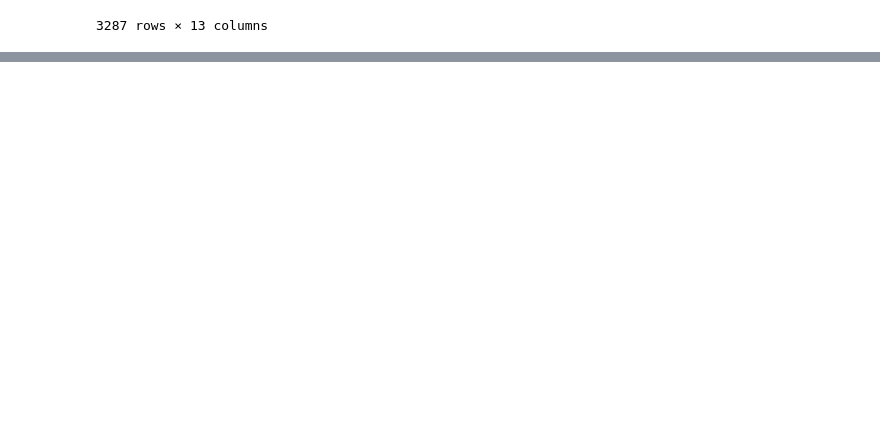
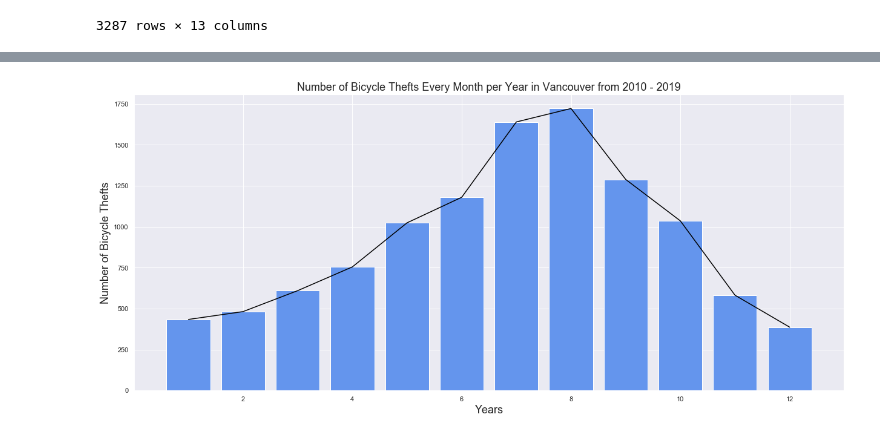
Before and after one commit to WanatabeShin/cmpt-353-final-project, a Jupyter notebook: trend.ipynb, the cells around one changed output, grey strips where cells are left out. Cells and saved outputs as stored; diff of their text form; code cells hidden in the pictures; blank space fills up the shorter version.

```diff
--- a/trend.ipynb
+++ b/trend.ipynb
@@ -288 +324,16 @@ data['DATETIME'] =  pd.to_datetime(data['DATETIME'], infer_datetime_format=True)
+# %%
+plt.figure(figsize=(21, 9))
+plt.title("Number of Bicycle Thefts Every Month per Year in Vancouver from 2010 - 2019",
+          fontsize=18)
+plt.xlabel("Years",
+           fontsize=18)
+plt.ylabel("Number of Bicycle Thefts",
+           fontsize=18)
+plt.plot(early_agg['MONTH'], early_agg['COUNT'],
+        color='black')
+plt.bar(early_agg['MONTH'], early_agg['COUNT'],
+        color='cornflowerblue')
+plt.show()
+# %% [output]
+[figure, added]
 # %%
```
Also changed, not shown: parts of 29 cells of this notebook, 2 other files.
